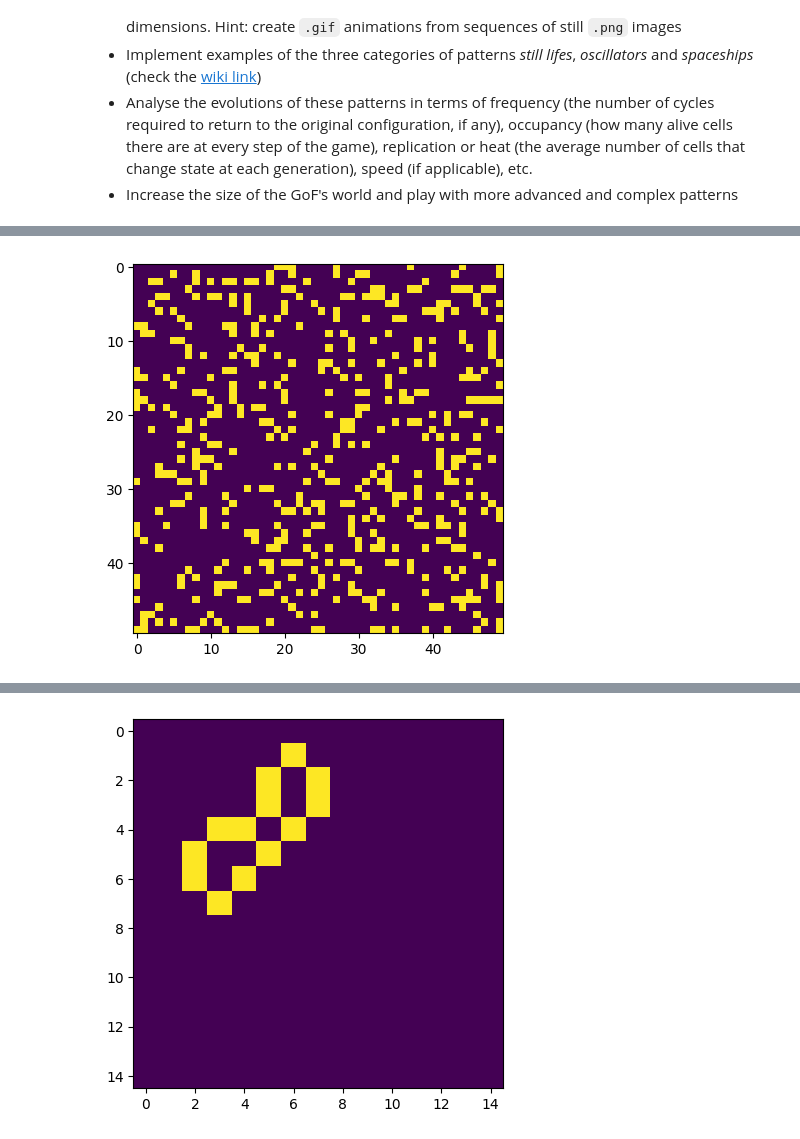
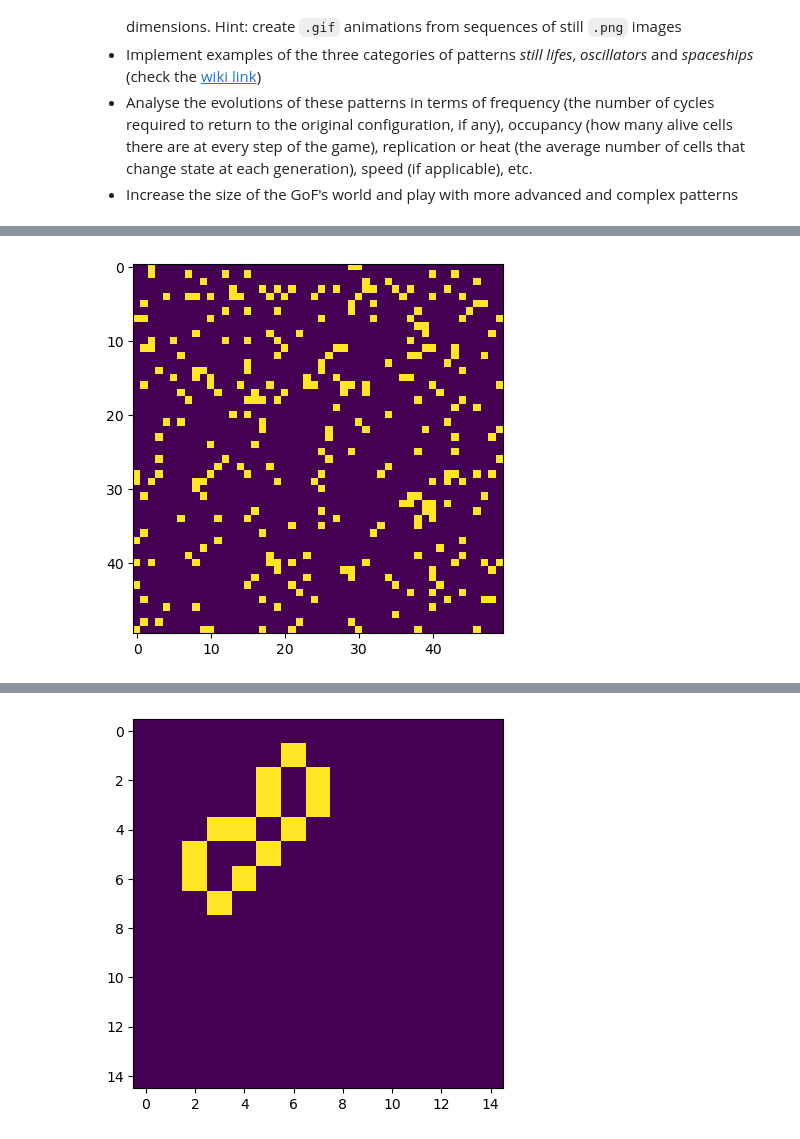
Before and after one commit to ciminoV/SCWP23Project_Group2, a Jupyter notebook: Project.ipynb, the cells around one changed output, grey strips where cells are left out. Drawn from its saved outputs; the diff is of its cells as text; code cells hidden in the pictures.

```diff
--- a/Project.ipynb
+++ b/Project.ipynb
@@ -129,26 +135,26 @@ def saveFrame(frameNum, img, grid):
 # %%
 # Random generation example
 N = 50
-random_grid = np.random.choice([ON, OFF], N*N, p=[0.2, 0.8]).reshape(N, N)
+random_grid = np.random.choice([ON, OFF], N*N, p=[0.1, 0.9]).reshape(N, N)
 
 # How many alive cells at each step
 random_occupancy = []
 
 # Average of the cells that change state at each step
 random_heat = [0];
 
 # Plot generation
 fig, ax = plt.subplots()
 img = ax.imshow(random_grid, interpolation='nearest')
 plt.plot()
 
 # Set up the animation
 random_out = animation.FuncAnimation(fig,
                             partial(update, img=img, grid=random_grid, occupancy=random_occupancy, heat=random_heat),
                             frames=n_steps, interval=inter,
                             init_func=lambda: saveFrame(0, img, random_grid))
 # %% [output]
-[figure, old version]
+[figure, new version]
 # %%
 # Save and show animation
 gif_name = 'random_example.gif'
```
Also changed, not shown: parts of 15 cells of this notebook.
